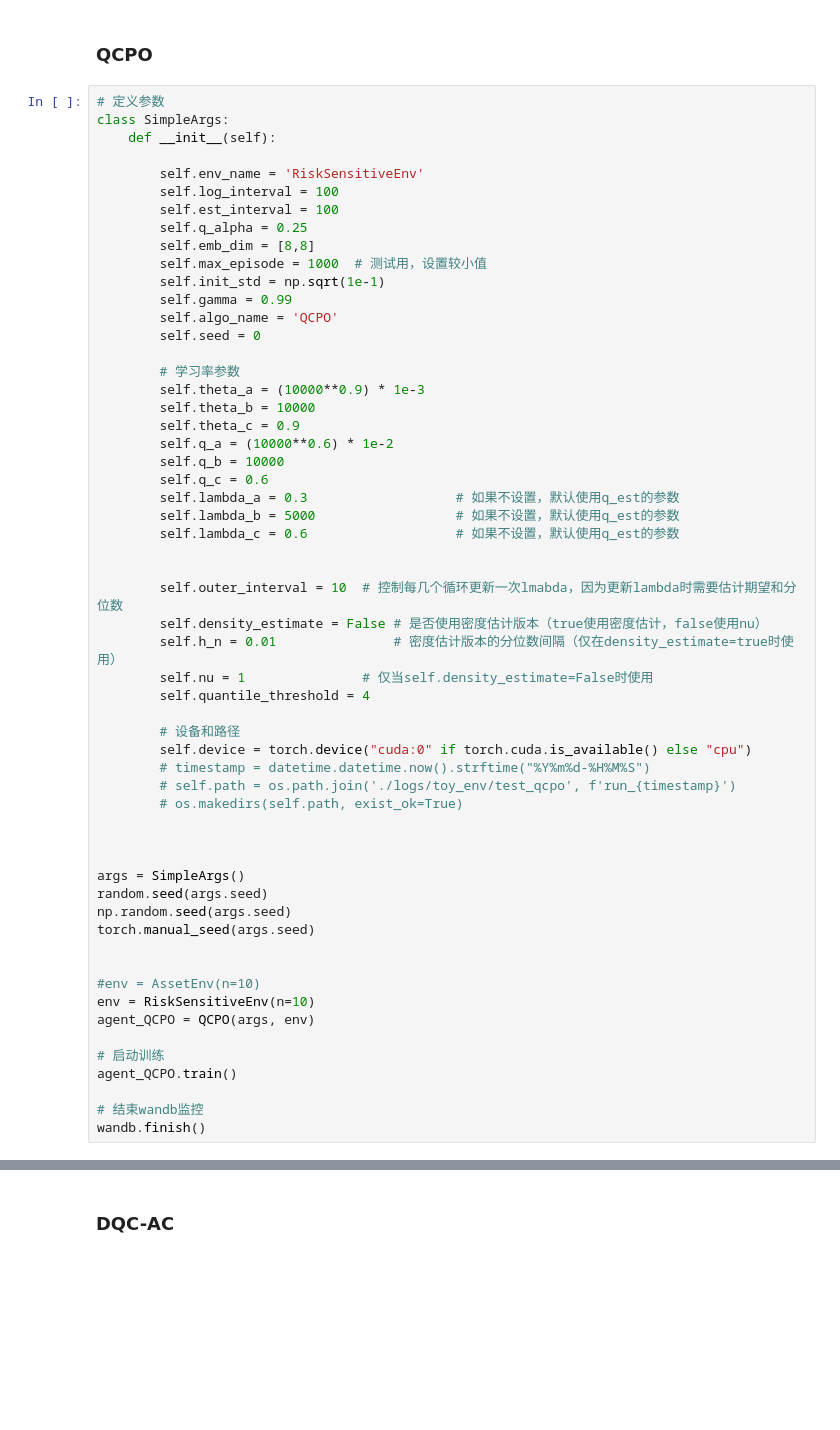
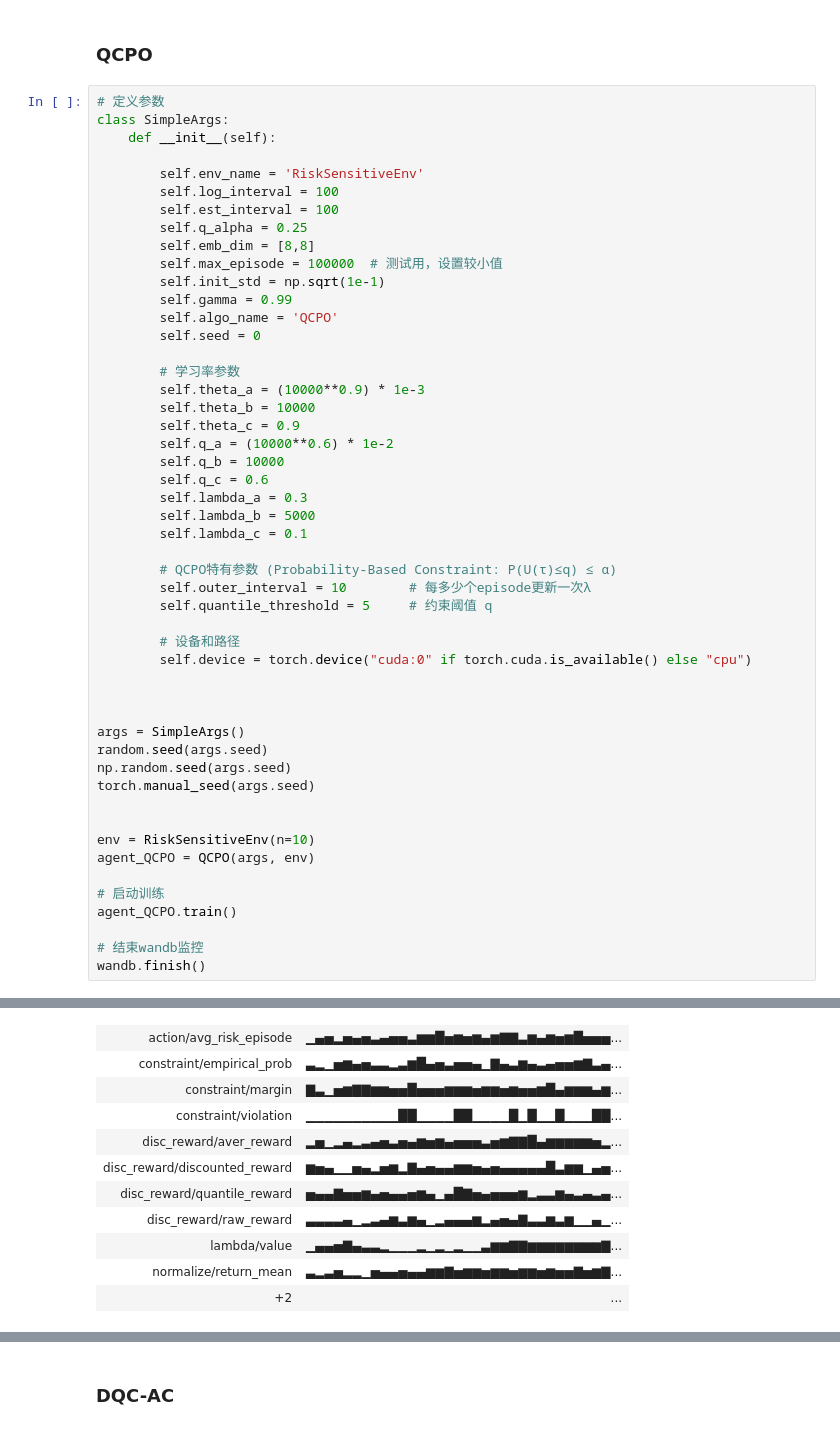
Before and after one commit to wuhao0120/Risk-aware-RL, a Jupyter notebook: Quantile-based-Policy-Optimization/risk_sensitive_env/train_evaluate.ipynb, the cells around one changed output, grey strips where cells are left out. Saved outputs shown, nothing was run; the diff lists cells and outputs as text; blank space fills up the shorter version.

```diff
--- a/Quantile-based-Policy-Optimization/risk_sensitive_env/train_evaluate.ipynb
+++ b/Quantile-based-Policy-Optimization/risk_sensitive_env/train_evaluate.ipynb
@@ -77,7 +77,7 @@ class SimpleArgs:
         self.est_interval = 100
         self.q_alpha = 0.25
         self.emb_dim = [8,8]
-        self.max_episode = 1000  # 测试用，设置较小值
+        self.max_episode = 100000  # 测试用，设置较小值
         self.init_std = np.sqrt(1e-1)
         self.gamma = 0.99
         self.algo_name = 'QCPO'
@@ -90,22 +90,16 @@ class SimpleArgs:
         self.q_a = (10000**0.6) * 1e-2
         self.q_b = 10000
         self.q_c = 0.6
-        self.lambda_a = 0.3                   # 如果不设置，默认使用q_est的参数
-        self.lambda_b = 5000                  # 如果不设置，默认使用q_est的参数
-        self.lambda_c = 0.6                   # 如果不设置，默认使用q_est的参数
+        self.lambda_a = 0.3
+        self.lambda_b = 5000
+        self.lambda_c = 0.1
 
-
-        self.outer_interval = 10  # 控制每几个循环更新一次lmabda，因为更新lambda时需要估计期望和分位数
-        self.density_estimate = False # 是否使用密度估计版本（true使用密度估计，false使用nu）
-        self.h_n = 0.01               # 密度估计版本的分位数间隔（仅在density_estimate=true时使用）
-        self.nu = 1               # 仅当self.density_estimate=False时使用
-        self.quantile_threshold = 4
+        # QCPO特有参数 (Probability-Based Constraint: P(U(τ)≤q) ≤ α)
+        self.outer_interval = 10        # 每多少个episode更新一次λ
+        self.quantile_threshold = 5     # 约束阈值 q
 
         # 设备和路径
         self.device = torch.device("cuda:0" if torch.cuda.is_available() else "cpu")
-        # timestamp = datetime.datetime.now().strftime("%Y%m%d-%H%M%S")
-        # self.path = os.path.join('./logs/toy_env/test_qcpo', f'run_{timestamp}')
-        # os.makedirs(self.path, exist_ok=True)
 
 
 
@@ -115,7 +109,6 @@ np.random.seed(args.seed)
 torch.manual_seed(args.seed)
 
 
-#env = AssetEnv(n=10)
 env = RiskSensitiveEnv(n=10)
 agent_QCPO = QCPO(args, env)
 
@@ -140,0 +147,11 @@ QCPO warm up || n_epi:1000 0.25-quantile:4.297
+| action/avg_risk_episode | ▁▄▅▂▅▄▅▃▄▅▅▃▆▆█▅▆▅▆▄▆▇▇▃▆▄▆▅▆█▅▅▅... |
+| constraint/empirical_prob | ▃▂▁▅▆▄▅▃▃▂▃▆█▄▅▃▅▅▄▁▇▄▃▆▄▃▄▅▅▆▇▃▄... |
+| constraint/margin | ▇▃▁▅▆▇▇▆▆▅▅█▅▅▅▆▆▆▅▆▆▅▆▅▅▆█▄▆▆▆▄▆... |
+| constraint/violation | ▁▁▁▁▁▁▁▁▁▁██▁▁▁▁██▁▁▁▁█▁█▁▁█▁▁▁██... |
+| disc_reward/aver_reward | ▂▅▁▂▄▂▃▄▅▃▅▄▆▅▆▄▅▅▅▃▅▆▇▇█▄▆▆▆▆▆▅▂... |
+| disc_reward/discounted_reward | ▆▅▄▁▁▅▄▂▅▆▂▇▄▅▄▄▆▆▅▄▅▄▄▄▄▄█▃▆▆▁▄▅... |
+| disc_reward/quantile_reward | ▅▄▄▇▅▅▆▄▅▄▄▅▆▄▁▄█▇▅▄▅▅▅▆▂▃▃▆▄▃▄▃▄... |
+| disc_reward/raw_reward | ▃▃▃▃▄▁▂▃▄▆▃▆▄▁▂▄▄▄▆▂▄▅▄▇▃▃▆▃▆▁▁▄▁... |
+| lambda/value | ▁▄▄▅▇▄▃▃▂▁▁▁▂▁▂▁▂▁▁▃▆▆▇▇▆▆▆▆▆▆▆▆▇... |
+| normalize/return_mean | ▃▂▃▅▂▂▁▅▄▄▅▄▄▆▆▇▅▆▆▅▆▆▅▆▆▅▆▅▅▇▅▆▇... |
+| +2 | ... |
```
Also changed, not shown: parts of 4 cells of this notebook, 13 other files.
